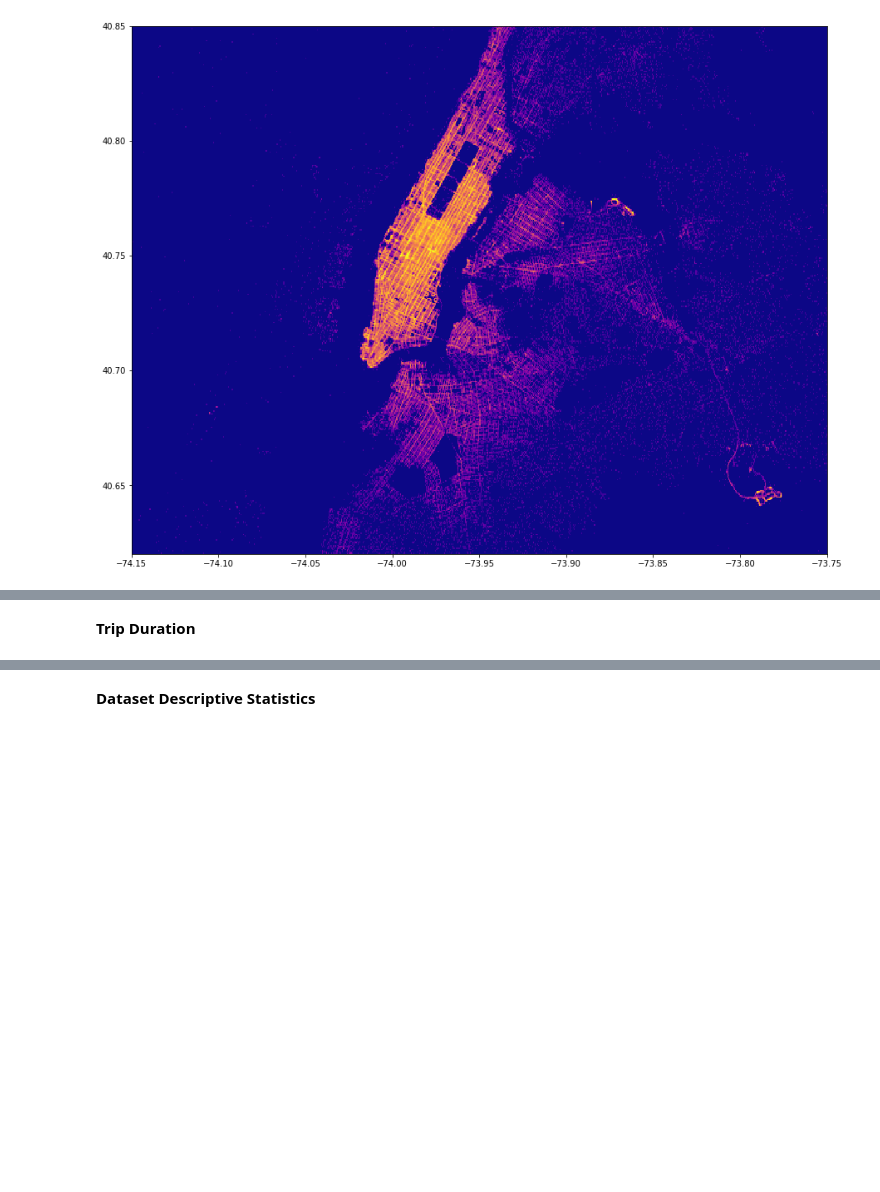
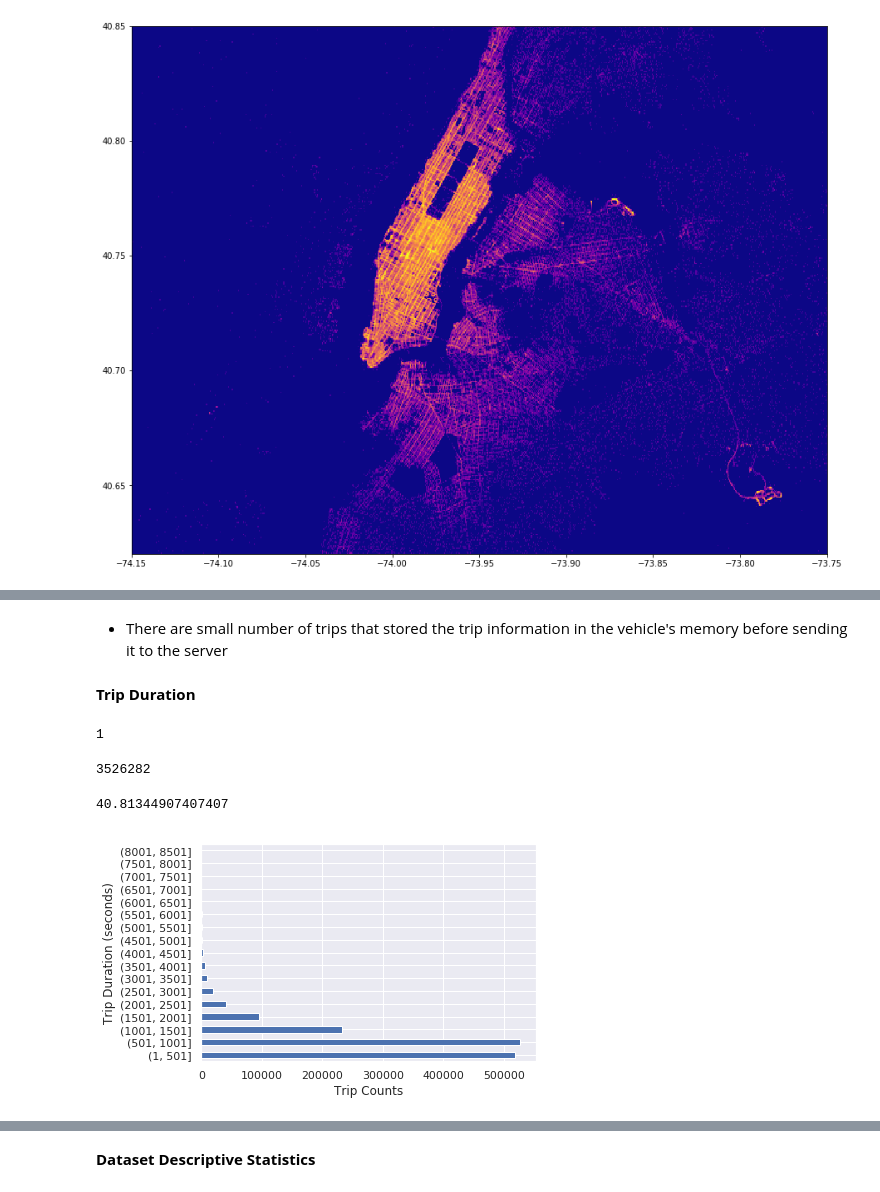
Before and after one commit to Manarabdelaty/Taxi-Rides, a Jupyter notebook: Taxi-EDA.ipynb, the cells around one changed output, grey strips where cells are left out. Cells and saved outputs as stored; diff of their text form; code cells hidden in the pictures; blank space fills up the shorter version.

```diff
--- a/Taxi-EDA.ipynb
+++ b/Taxi-EDA.ipynb
@@ -360,2 +402,4 @@ density_map(dropoff_lat, dropoff_long, bbox)
+# %% [markdown]
+- There are small number of trips that stored the trip information in the vehicle's memory before sending it to the server
 # %% [markdown]
 **Trip Duration**
@@ -362,2 +408,10 @@ density_map(dropoff_lat, dropoff_long, bbox)
+# %%
+min_dur = np.min(data['trip_duration'])
+min_dur
+# %% [output]
+1
 # %%
 max_dur = np.max(data['trip_duration'])
+max_dur
+# %% [output]
+3526282
@@ -365,0 +418,12 @@ min_dur = np.min(data['trip_duration'])
+# %%
+max_day = max_dur / (24*60*60)
+max_day
+# %% [output]
+40.81344907407407
+# %%
+data['trip_duration'].groupby(pd.cut(data['trip_duration'], np.arange(1,9000,500))).count().plot(kind='barh')
+plt.xlabel('Trip Counts')
+plt.ylabel('Trip Duration (seconds)')
+plt.show()
+# %% [output]
+[figure, added]
```
Also changed, not shown: parts of 95 cells of this notebook.
